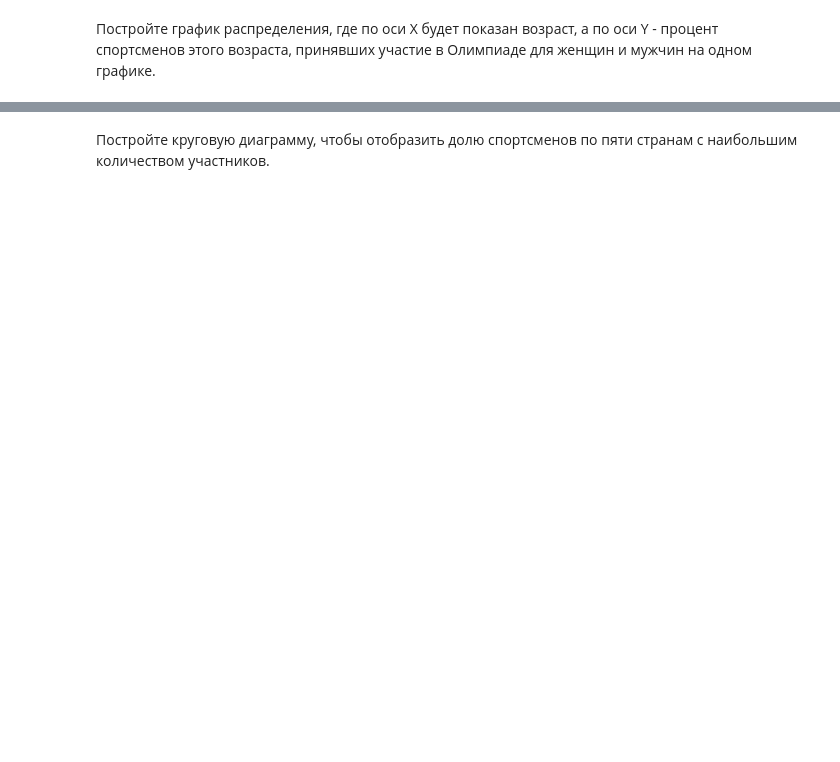
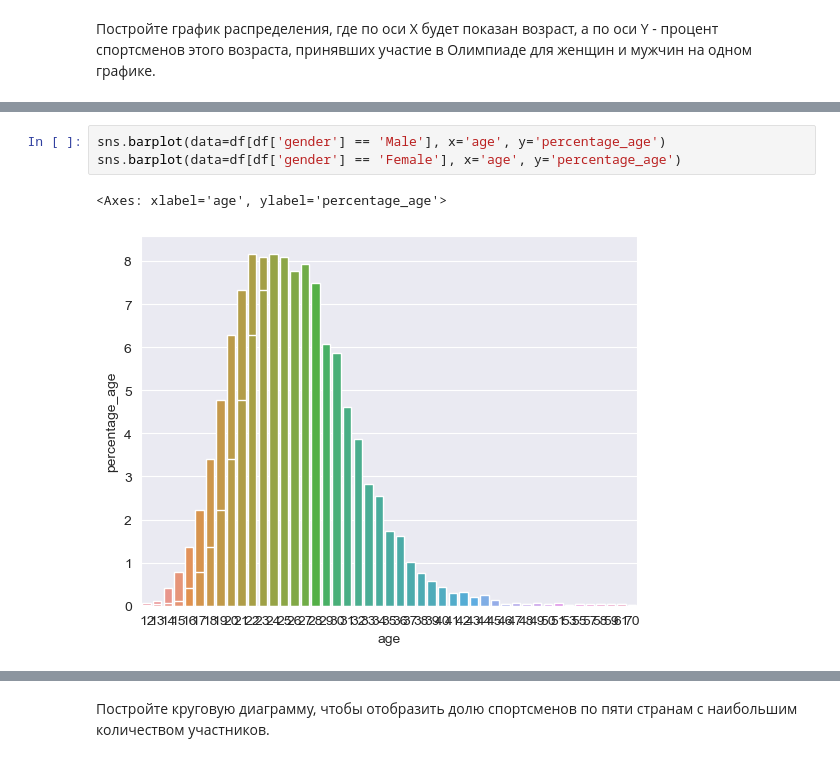
Before and after one commit to AlexanderVitMor/AI_systems, a Jupyter notebook: AIS1.ipynb, the cells around one changed output, grey strips where cells are left out. Cells and saved outputs as stored; diff of their text form; blank space fills up the shorter version.

```diff
--- a/AIS1.ipynb
+++ b/AIS1.ipynb
@@ -275,0 +348,6 @@ Name: count, Length: 639, dtype: int64
+# %%
+sns.barplot(data=df[df['gender'] == 'Male'], x='age', y='percentage_age')
+sns.barplot(data=df[df['gender'] == 'Female'], x='age', y='percentage_age')
+# %% [output]
+<Axes: xlabel='age', ylabel='percentage_age'>
+[figure, added]
```
Also changed, not shown: parts of 15 cells of this notebook.
